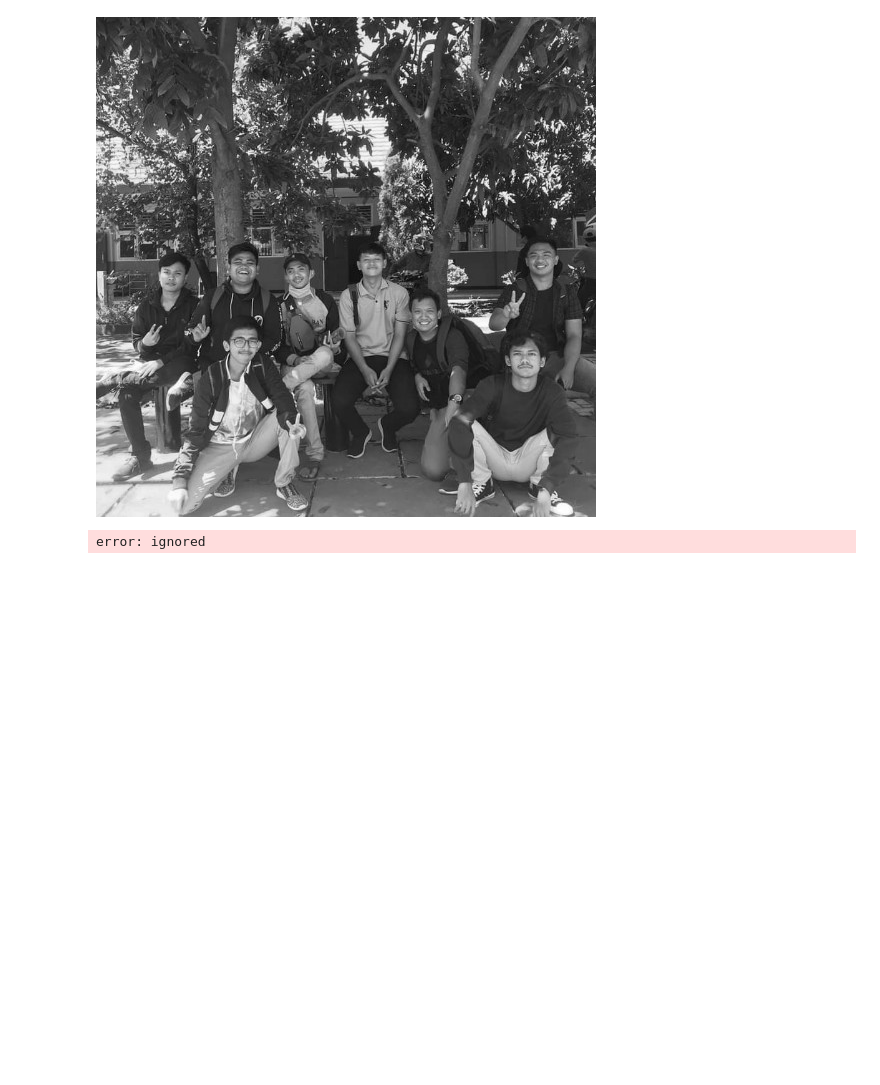
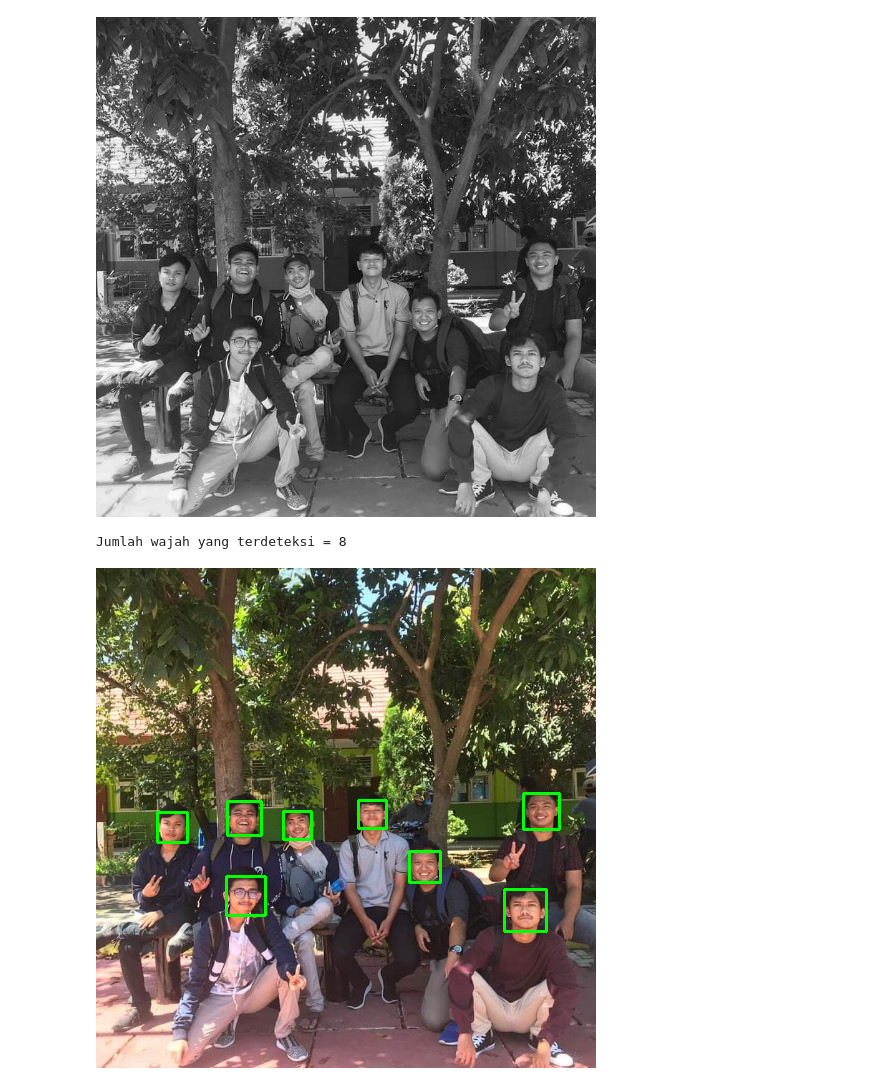
Before and after one commit to Zaenyxx/FaceDetection, a Jupyter notebook: UTS_PCD.ipynb, the cells around one changed output. Drawn from its saved outputs; the diff is of its cells as text; code cells hidden in the pictures; blank space fills up the shorter version.

```diff
--- a/UTS_PCD.ipynb
+++ b/UTS_PCD.ipynb
@@ -22,7 +22,7 @@ cv2_imshow(gray)
 # %% [output]
 [figure]
 # %%
-haar_cascade = cv.CascadeClassifier('uts-pcd-face-detection/haar_face.xml')
+haar_cascade = cv.CascadeClassifier('FaceDetection/haar_face.xml')
 
 faces = haar_cascade.detectMultiScale(gray, scaleFactor=1.1, minNeighbors=6)
 
@@ -31,4 +31,8 @@ print(f'Jumlah wajah yang terdeteksi = {len(faces)}')
 for (x,y,width,height) in faces:
     cv.rectangle(img, (x,y), (x+width,y+height), (0,255,0), thickness=2)
 # %% [output]
-error: ignored
+Jumlah wajah yang terdeteksi = 8
+# %%
+cv2_imshow(img)
+# %% [output]
+[figure, added]
```
